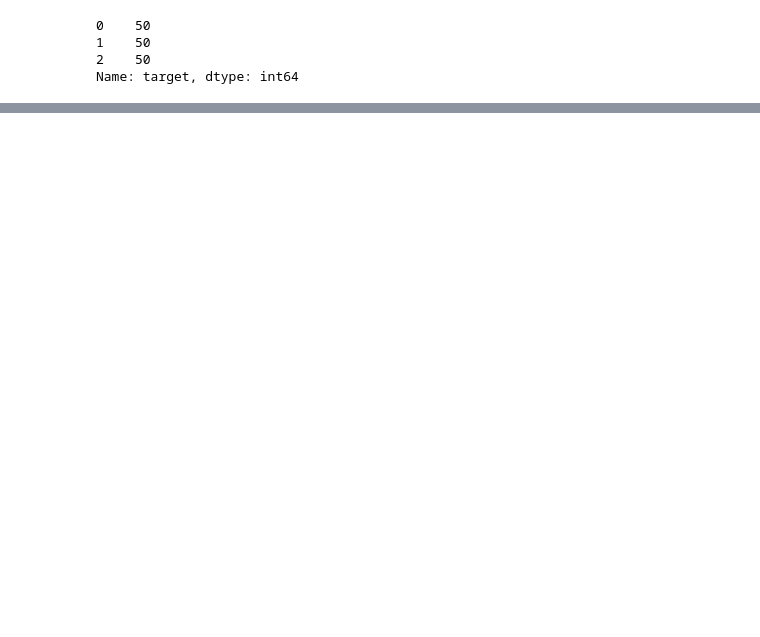
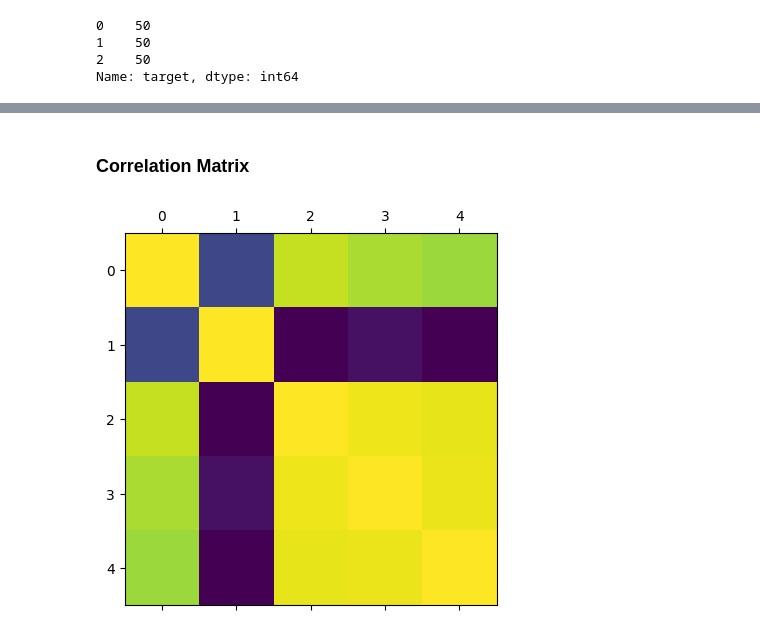
Before and after one commit to abdulhakkeempa/iris-classification, a Jupyter notebook: Iris_Classification.ipynb, the cells around one changed output, grey strips where cells are left out. Saved outputs shown, nothing was run; the diff lists cells and outputs as text; code cells hidden in the pictures; blank space fills up the shorter version.

Commit message:
Featured: Plotted correlation matrix

```diff
--- a/Iris_Classification.ipynb
+++ b/Iris_Classification.ipynb
@@ -64 +59,10 @@ df.describe().T #stastictical inference from the dataset.
 | target | 150.0 | 1.000000 | 0.819232 | 0.0 | 0.0 | 1.00 | 2.0 | 2.0 |
+# %% [markdown]
+### Correlation Matrix
+# %%
+import matplotlib.pyplot as plt
+
+plt.matshow(df.corr())
+plt.show()
+# %% [output]
+[figure, added]
```
Also changed, not shown: parts of 8 cells of this notebook.
